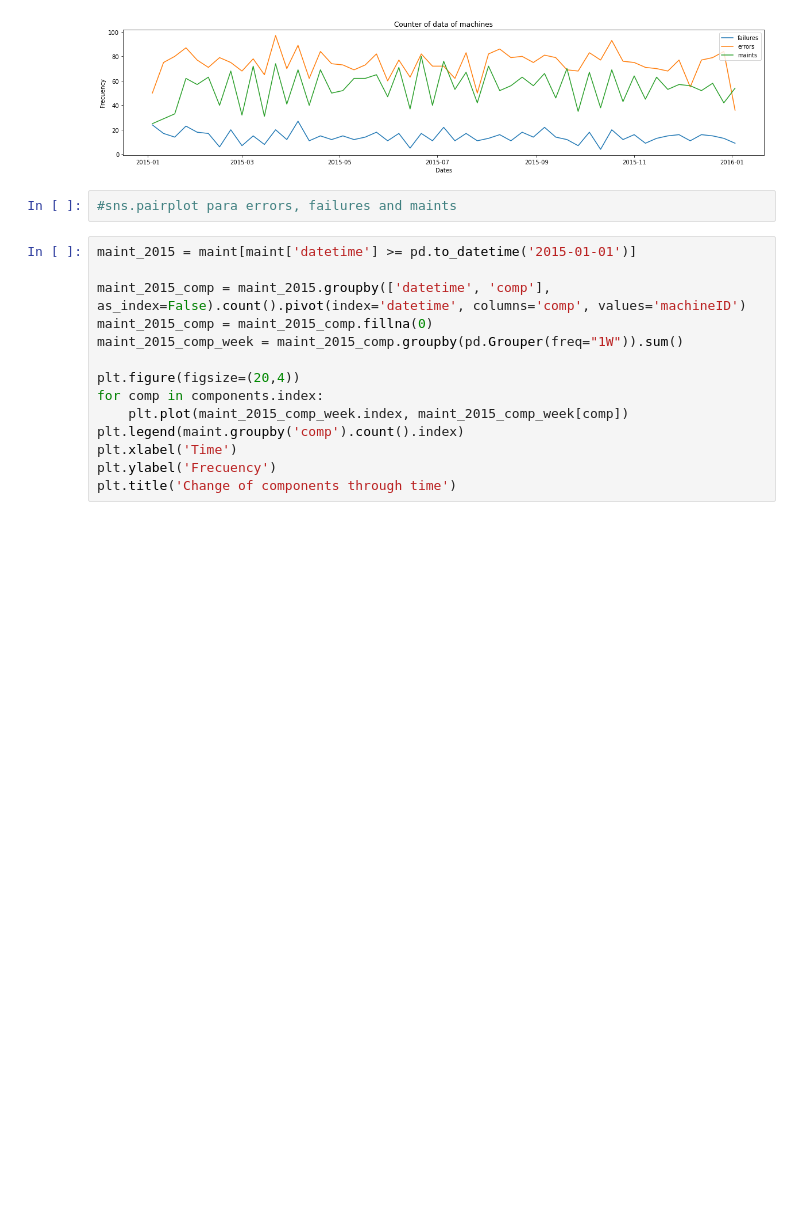
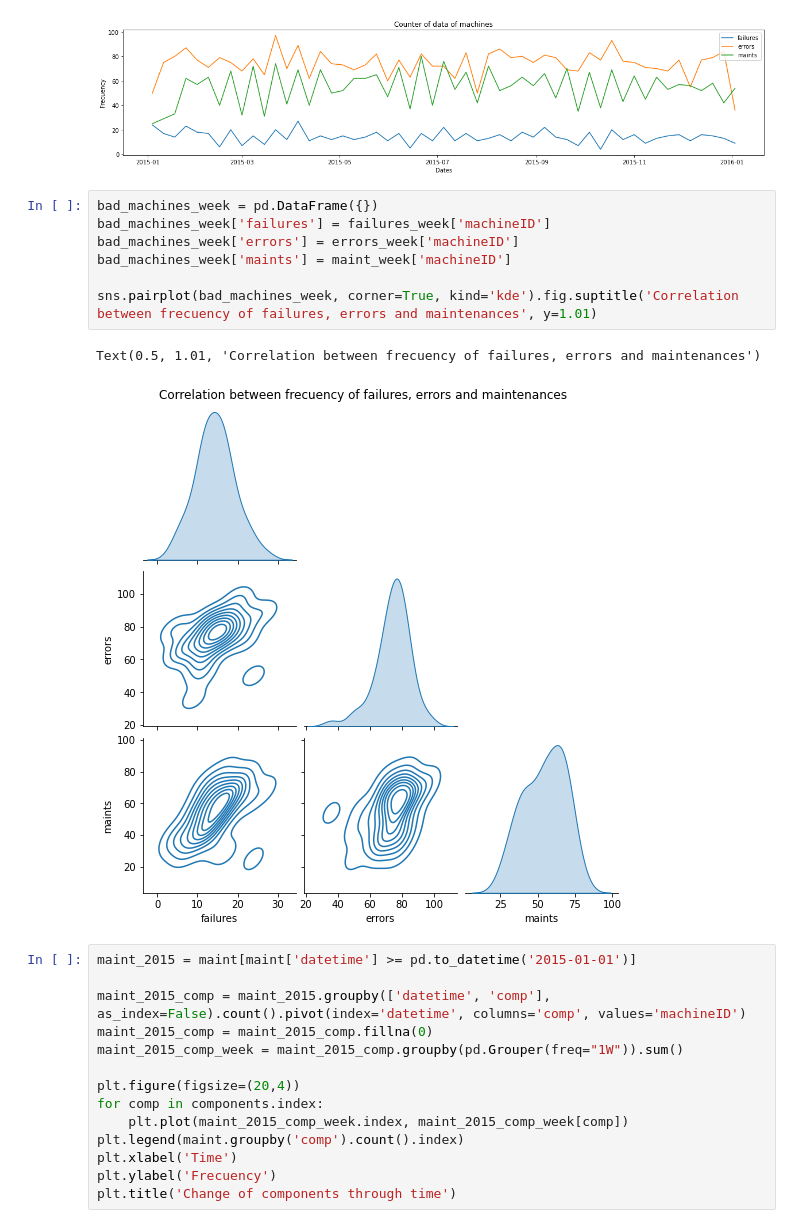
Before and after one commit to Brami01/TIC_Project_PM, a Jupyter notebook: main.ipynb, the cells around one changed output. Cells and saved outputs as stored; diff of their text form; blank space fills up the shorter version.

```diff
--- a/main.ipynb
+++ b/main.ipynb
@@ -302,7 +328,15 @@ plt.title('Counter of data of machines')
 Text(0.5, 1.0, 'Counter of data of machines')
 [figure]
 # %%
-#sns.pairplot para errors, failures and maints
+bad_machines_week = pd.DataFrame({})
+bad_machines_week['failures'] = failures_week['machineID']
+bad_machines_week['errors'] = errors_week['machineID']
+bad_machines_week['maints'] = maint_week['machineID']
+
+sns.pairplot(bad_machines_week, corner=True, kind='kde').fig.suptitle('Correlation between frecuency of failures, errors and maintenances', y=1.01)
+# %% [output]
+Text(0.5, 1.01, 'Correlation between frecuency of failures, errors and maintenances')
+[figure, added]
 # %%
 maint_2015 = maint[maint['datetime'] >= pd.to_datetime('2015-01-01')]
 
```
Also changed, not shown: parts of 20 cells of this notebook.
